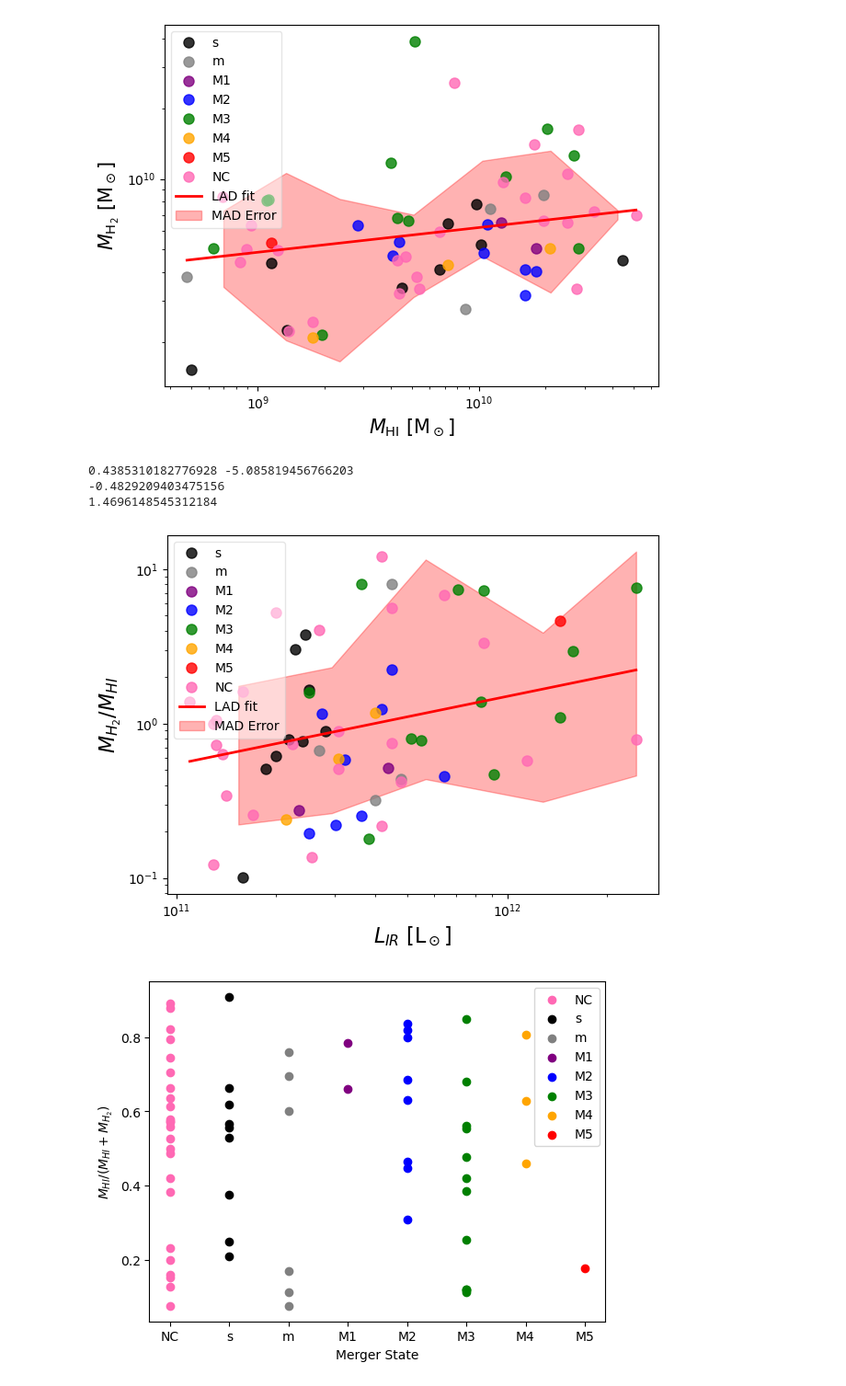
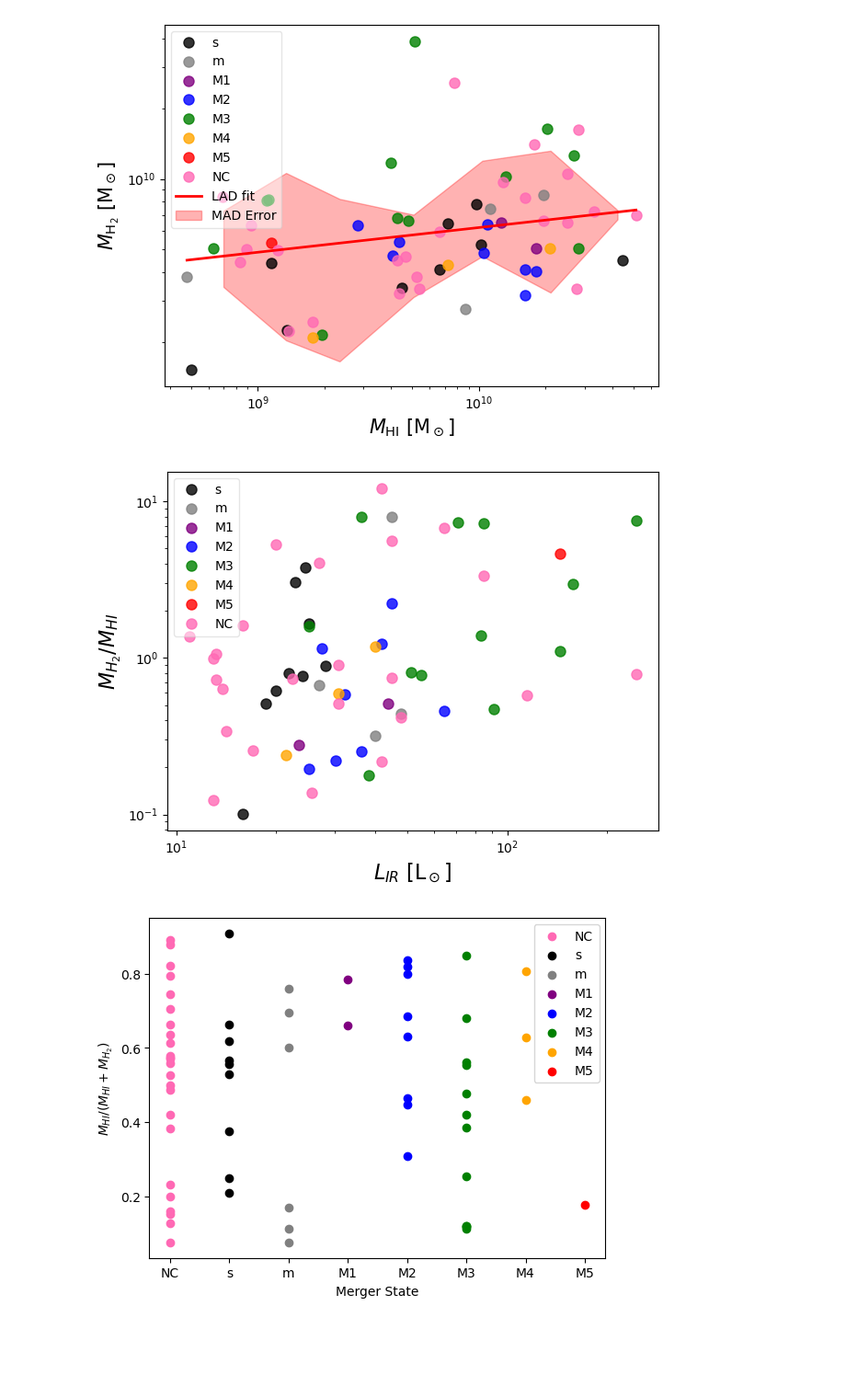
Before and after one commit to MatthewMotuz/GBO_REU, a Jupyter notebook: GOALS/GOALS_v3.ipynb, the cells around one changed output. Shown at 92% size. Saved outputs shown, nothing was run; the diff lists cells and outputs as text; code cells hidden in the pictures; blank space fills up the shorter version.

```diff
--- a/GOALS/GOALS_v3.ipynb
+++ b/GOALS/GOALS_v3.ipynb
@@ -651,8 +651,9 @@ df2['MH2'] = [x[1] for x in MH2_list]
 df2 = df2.merge(df1[['name', 'log(Lir)']], on='name', how='left')
 df2['Lir'] = 10 ** df2['log(Lir)']
 # %%
-df2 = df2.merge(df4[['SOURCE', 'Mstar(MS)']], how='left', left_on='name', right_on='SOURCE')
+df2 = df2.merge(df4[['SOURCE', 'Mstar(MS)', 'SFR']], how='left', left_on='name', right_on='SOURCE')
 df2['Mstar(MS)'] = df2['Mstar(MS)'].fillna(np.nan)
+df2['SFR'] = df2['SFR'].fillna(np.nan)
 df2 = df2.drop(columns=['SOURCE'])
 # %%
 mask = pd.to_numeric(df2['Log(M_HI)'], errors='coerce') > 1
@@ -709,5 +710,35 @@ plt.show()
 0.1058181878606582 8.73351404474501
 [figure]
 # %%
-df2
+mask = pd.to_numeric(df2['Log(M_HI)'], errors='coerce') > 1
+
+for type, color, label in [
+    ('s', 'k', 's'),
+    ('m', 'grey', 'm'),
+    ('M1', 'purple', 'M1'),
+    ('M2', 'blue', 'M2'),
+    ('M3', 'green', 'M3'),
+    ('M4', 'orange', 'M4'),
+    ('M5', 'red', 'M5'),
+]:
+    idx = df2['Merger State'].astype(str).str.contains(f'^{type}$|^T{type}$', na=False)
+    combined = idx & mask
+    if combined.any():
+        plt.loglog(
+            (10**df2.loc[combined, 'Log(M_HI)'] + df2.loc[combined, 'MH2'])/df2.loc[combined, 'SFR'],
+            df2.loc[combined, 'MH2']/10**df2.loc[combined, 'Log(M_HI)'],
+            'o', markersize=8, color=color, alpha=0.8, label=label
+        )
+
+nan_idx = df2['Merger State'].isna() & mask
+if nan_idx.any():
+    plt.loglog(
+        (10**df2.loc[nan_idx, 'Log(M_HI)'] + df2.loc[nan_idx, 'MH2'])/df2.loc[nan_idx, 'SFR'],
+        df2.loc[nan_idx, 'MH2']/10**df2.loc[nan_idx, 'Log(M_HI)'],
+        'o', markersize=8, color='hotpink', alpha=0.8, label='NC'
+    )
+
+plt.xlabel('Depletion Time [yr]', fontsize=15)
+plt.ylabel(r'$M_{\mathrm{H_2}}/M_{\mathrm{HI}}$', fontsize=15)
+plt.legend(loc='upper right', framealpha=0.5)
 # %% [output]
@@ -790,40 +810,37 @@ for type, color, label in [
     ('M1', 'purple', 'M1'),
     ('M2', 'blue', 'M2'),
     ('M3', 'green', 'M3'),
     ('M4', 'orange', 'M4'),
     ('M5', 'red', 'M5')
 ]:
     idx = df2['Merger State'].astype(str).str.contains(f'^{type}$|^T{type}$', na=False)
     combined = idx & mask
     if combined.any():
-        plt.loglog(df2['Lir'][combined], df2['MH2'][combined] / (10**df2['Log(M_HI)'][combined]),
+        plt.loglog(df2['Lir'][combined]/1e10, df2['MH2'][combined] / (10**df2['Log(M_HI)'][combined]),
                    'o', markersize=8, color=color, alpha=0.8, label=label)
 
 # Handle NaN types
 nan_idx = df2['Merger State'].isna() & mask
 if nan_idx.any():
-    plt.loglog(df2['Lir'][nan_idx], df2['MH2'][nan_idx] / (10**df2['Log(M_HI)'][nan_idx]),
+    plt.loglog(df2['Lir'][nan_idx]/1e10, df2['MH2'][nan_idx] / (10**df2['Log(M_HI)'][nan_idx]),
                'o', markersize=8, color='hotpink', alpha=0.8, label='NC')
 
 fix = ~pd.isna(df2['MH2'])
 
 combined_mask = mask & fix
 X = (np.log10(df2['Lir'][combined_mask])).reset_index(drop=True)
 y = (np.log10(df2['MH2'][combined_mask]/(10**df2['Log(M_HI)'][combined_mask]))).reset_index(drop=True)
 
-plotWithFitMAD(X, y, 0.3)
+#plotWithFitMAD(X, y, 0.3)
 
 
 plt.xlabel(r'$L_{IR}$ [L$_\odot$]', fontsize=16)
 plt.ylabel(r'$M_{H_2}/M_{HI}$', fontsize=16)
 plt.legend(loc='upper left', framealpha=0.5)
 plt.tight_layout()
 plt.show()
 # %% [output]
-0.4385310182776928 -5.085819456766203
--0.4829209403475156
-1.4696148545312184
-[figure, old version]
+[figure, new version]
 # %%
 my_xticks = ['NC','s', 'm', 'M1', 'M2', 'M3', 'M4', 'M5']
 x = [1, 3, 5, 7, 9, 11, 13, 15]
```
Also changed, not shown: parts of 3 cells of this notebook, 2 other files.
